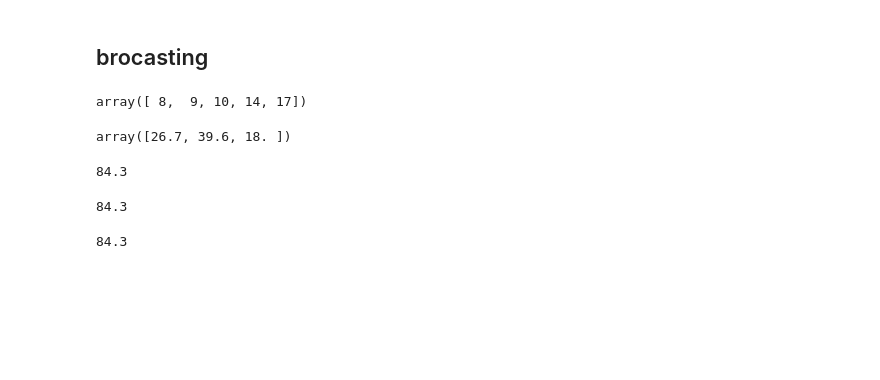
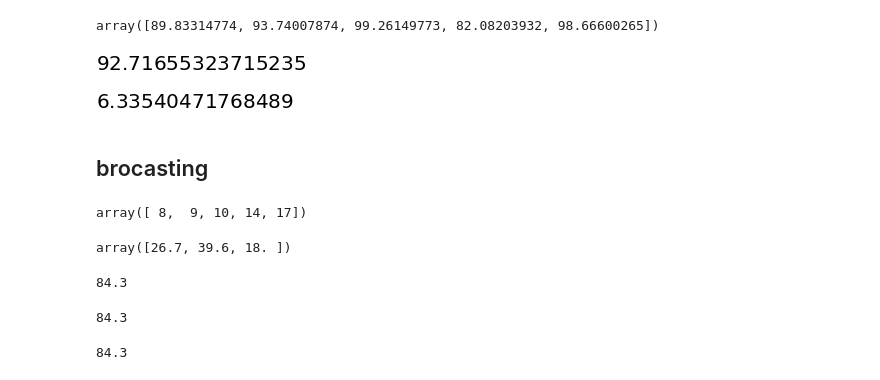
Before and after one commit to JocelinPeng/NCCU-Python-Work, a Jupyter notebook: 1023上課記錄.ipynb, the cells around one changed output. Cells and saved outputs as stored; diff of their text form; code cells hidden in the pictures; blank space fills up the shorter version.

```diff
--- a/1023上課記錄.ipynb
+++ b/1023上課記錄.ipynb
@@ -7,3 +59,15 @@ import pandas as pd
+# %%
+arr_new_grades
+# %% [output]
+array([89.83314774, 93.74007874, 99.26149773, 82.08203932, 98.66600265])
+# %%
+arr_new_grades.mean()
+# %% [output]
+[figure, added]
+# %%
+arr_new_grades.std()
+# %% [output]
+[figure, added]
 # %% [markdown]
 ## brocasting
 # %%
```
Also changed, not shown: parts of 111 cells of this notebook, 3 other files.
